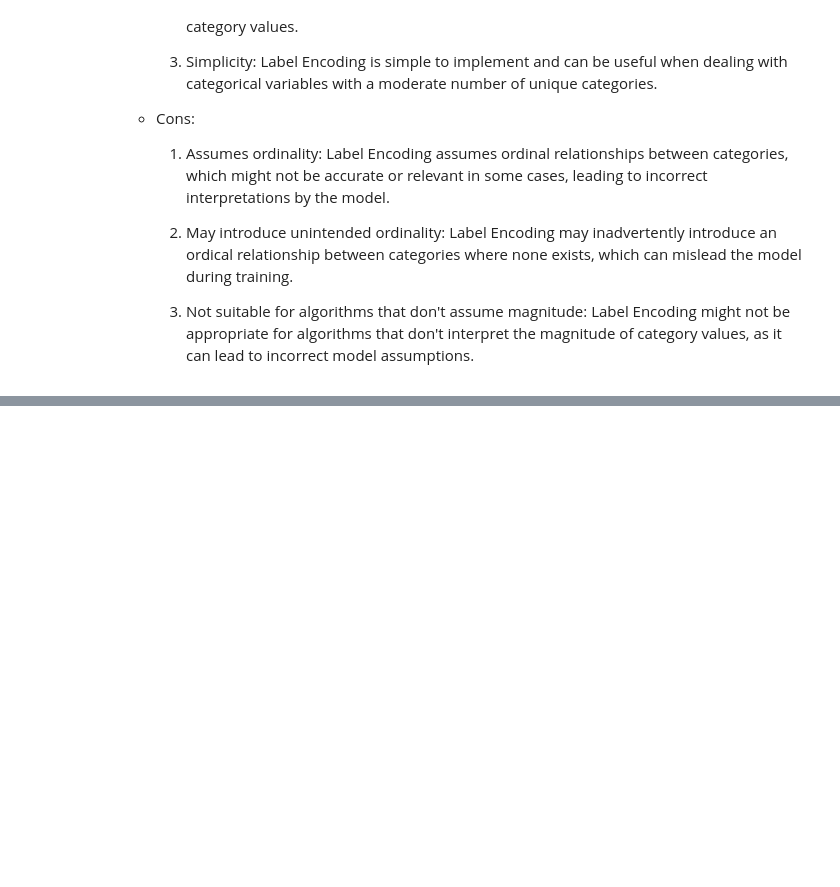
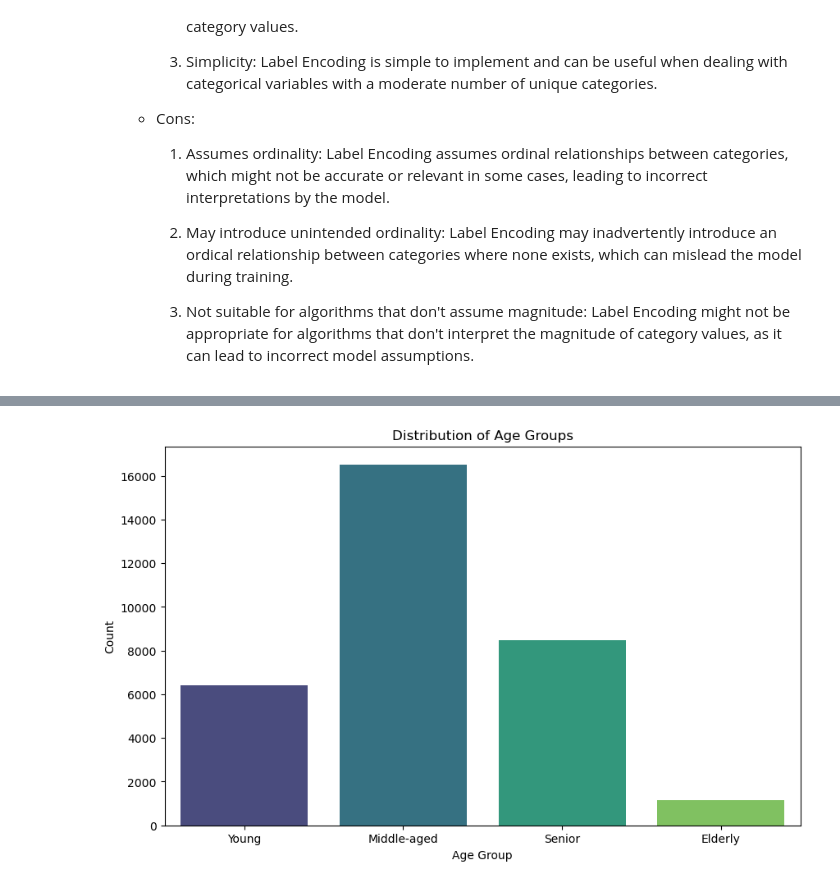
Before and after one commit to Priyanshu501/Assignments, a Jupyter notebook: EDA2/EDA2.ipynb, the cells around one changed output, grey strips where cells are left out. Saved outputs shown, nothing was run; the diff lists cells and outputs as text; code cells hidden in the pictures; blank space fills up the shorter version.

```diff
--- a/EDA2/EDA2.ipynb
+++ b/EDA2/EDA2.ipynb
@@ -277,3 +277,13 @@ display(df)
         2. May introduce unintended ordinality: Label Encoding may inadvertently introduce an ordical relationship between categories where none exists, which can mislead the model during training.
 
         3. Not suitable for algorithms that don't assume magnitude: Label Encoding might not be appropriate for algorithms that don't interpret the magnitude of category values, as it can lead to incorrect model assumptions.
+# %%
+# Feature 1: Age Group
+
+bins = [0, 25, 45, 65, 100]
+lables = ['Young', 'Middle-aged', 'Senior', 'Elderly']
+
+# Creating the age group feature
+df['age_group'] = pd.cut(df['age'], bins=bins, labels=lables)
+
+display(df)
@@ -279,0 +304,10 @@ display(df)
+# %%
+# Bar plot for age_group
+plt.figure(figsize=(10, 6))
+sns.countplot(x='age_group', data=df, palette='viridis')
+plt.title('Distribution of Age Groups')
+plt.xlabel('Age Group')
+plt.ylabel('Count')
+plt.show()
+# %% [output]
+[figure, added]
```
Also changed, not shown: parts of 3 cells of this notebook.
